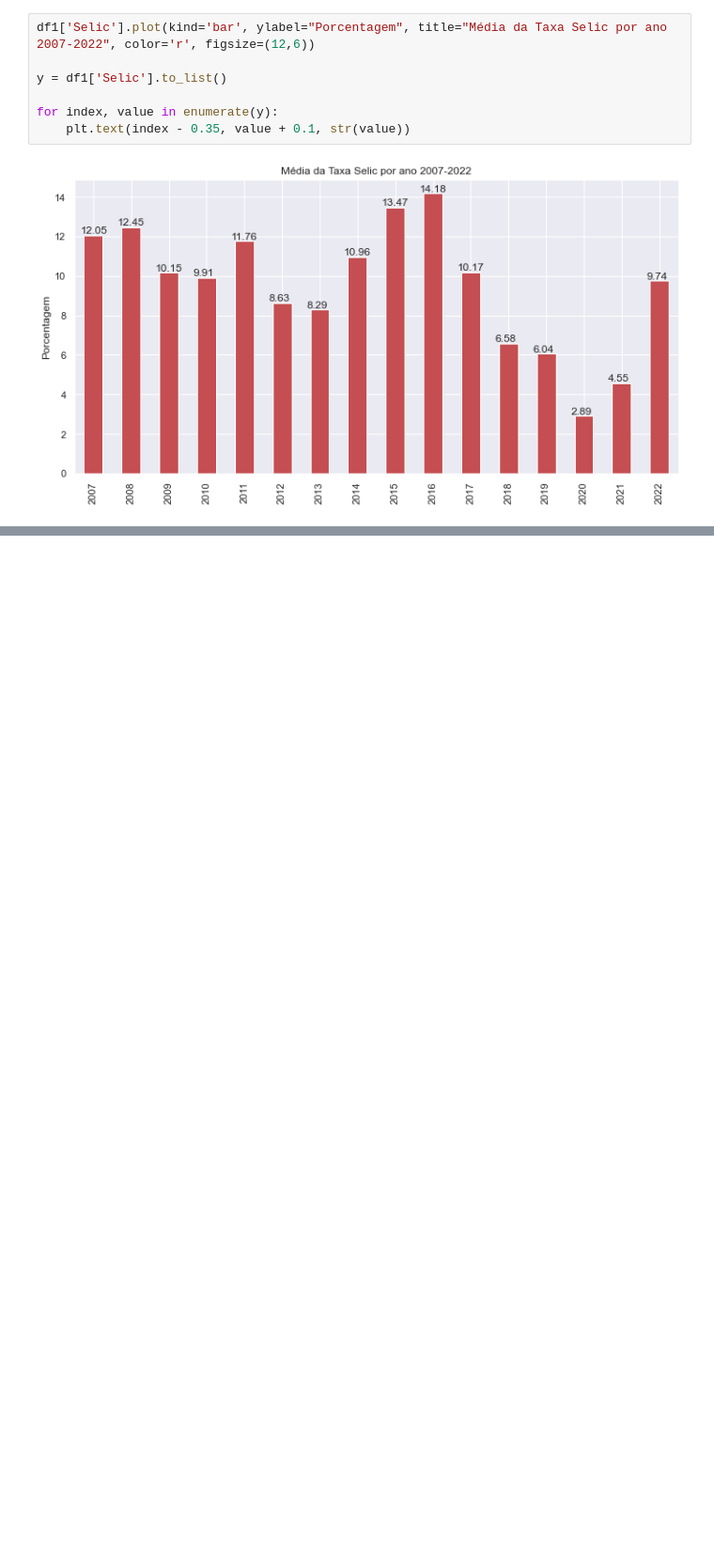
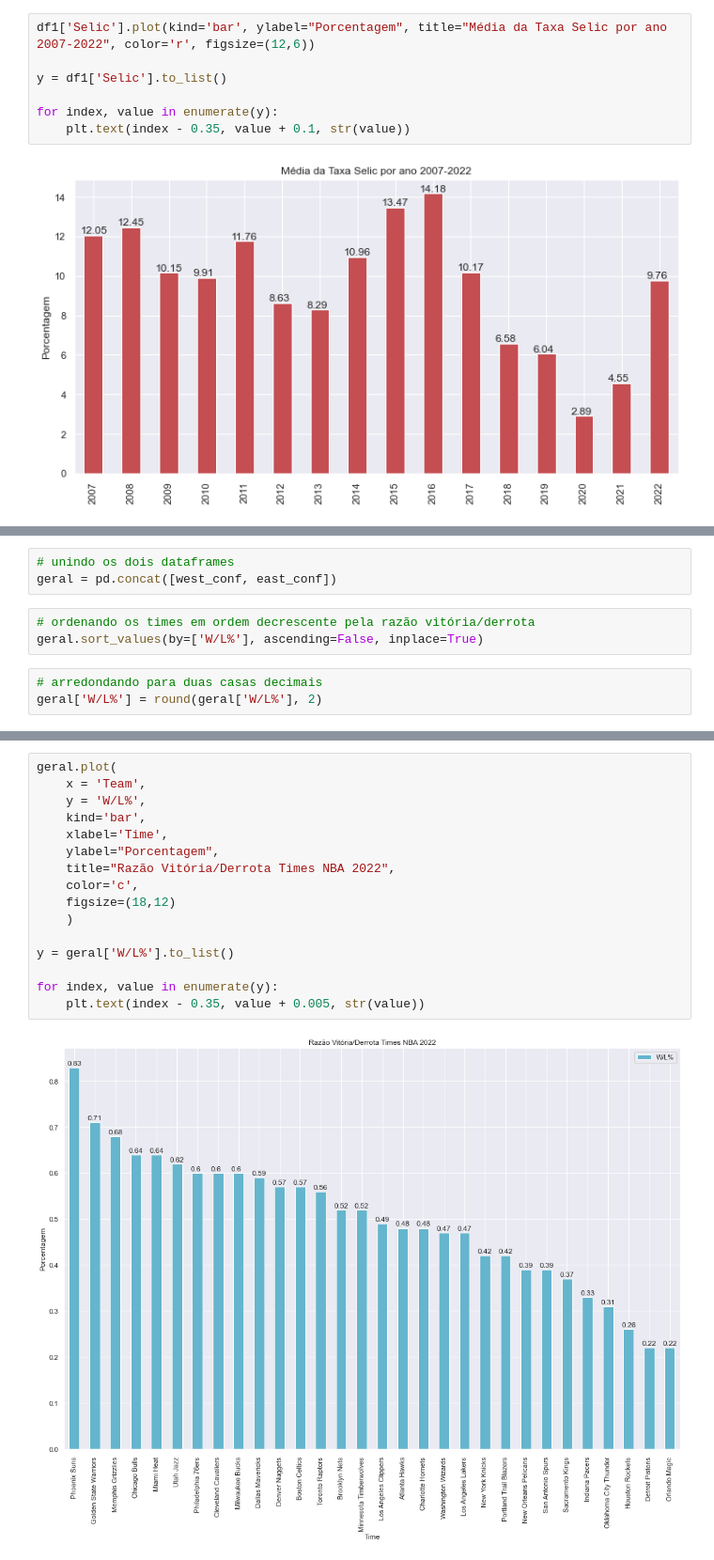
Before and after one commit to guimasuko/project, a Jupyter notebook: classes.ipynb, the cells around one changed output, grey strips where cells are left out. Shown at 94% size. Cells and saved outputs as stored; diff of their text form; blank space fills up the shorter version.

```diff
--- a/classes.ipynb
+++ b/classes.ipynb
@@ -184,0 +217,9 @@ for index, value in enumerate(y):
+# %%
+# unindo os dois dataframes
+geral = pd.concat([west_conf, east_conf])
+# %%
+# ordenando os times em ordem decrescente pela razão vitória/derrota
+geral.sort_values(by=['W/L%'], ascending=False, inplace=True)
+# %%
+# arredondando para duas casas decimais
+geral['W/L%'] = round(geral['W/L%'], 2)
@@ -184,0 +262,18 @@ for index, value in enumerate(y):
+# %%
+geral.plot(
+    x = 'Team',
+    y = 'W/L%',
+    kind='bar',
+    xlabel='Time',
+    ylabel="Porcentagem",
+    title="Razão Vitória/Derrota Times NBA 2022",
+    color='c',
+    figsize=(18,12)
+    )
+
+y = geral['W/L%'].to_list()
+
+for index, value in enumerate(y):
+    plt.text(index - 0.35, value + 0.005, str(value))
+# %% [output]
+[figure, added]
```
Also changed, not shown: parts of 14 cells of this notebook, 3 other files.
